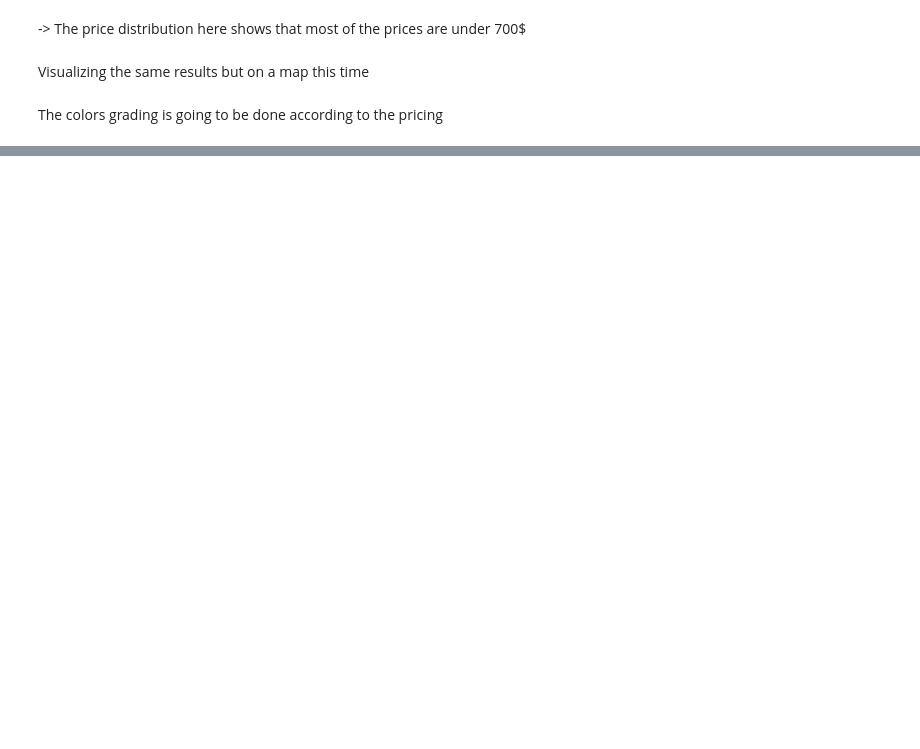
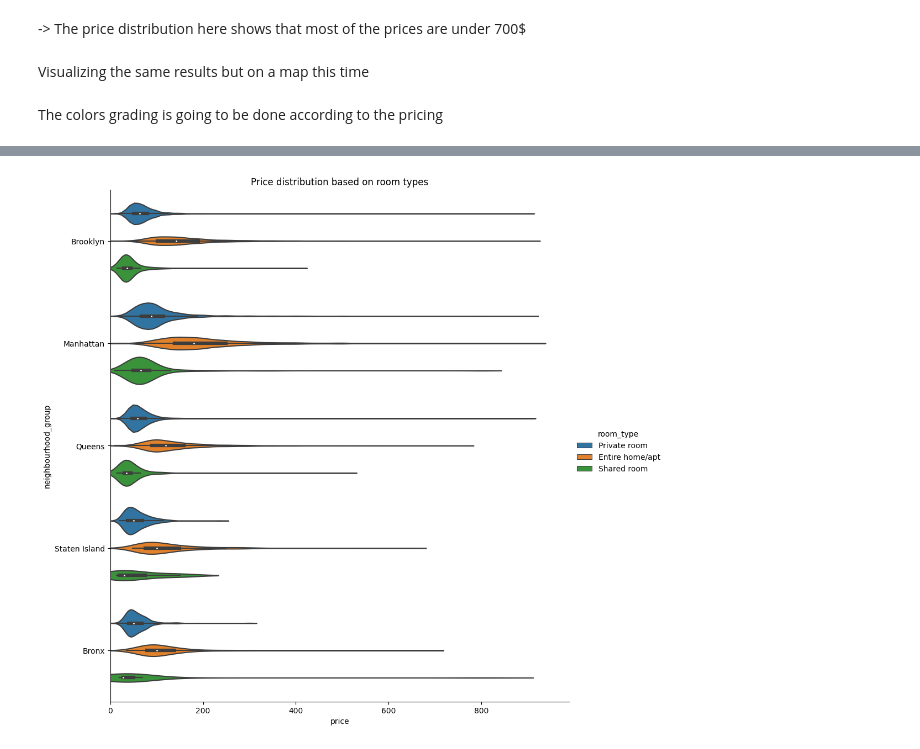
Before and after one commit to Cyrine-afk/Airbnb-Rooms, a Jupyter notebook: Notebook.ipynb, the cells around one changed output, grey strips where cells are left out. Saved outputs shown, nothing was run; the diff lists cells and outputs as text; code cells hidden in the pictures; blank space fills up the shorter version.

```diff
--- a/Notebook.ipynb
+++ b/Notebook.ipynb
@@ -174,0 +194,7 @@ NameError: name 'px' is not defined
+# %%
+f = sns.catplot(x="price", y="neighbourhood_group", hue="room_type", data=db_subs[db_subs['price'] <= 900], kind='violin', height=10)
+f.axes[0][0].set_xlim(0,)
+plt.title('Price distribution based on room types')
+plt.show()
+# %% [output]
+[figure, added]
```
Also changed, not shown: parts of 8 cells of this notebook.
